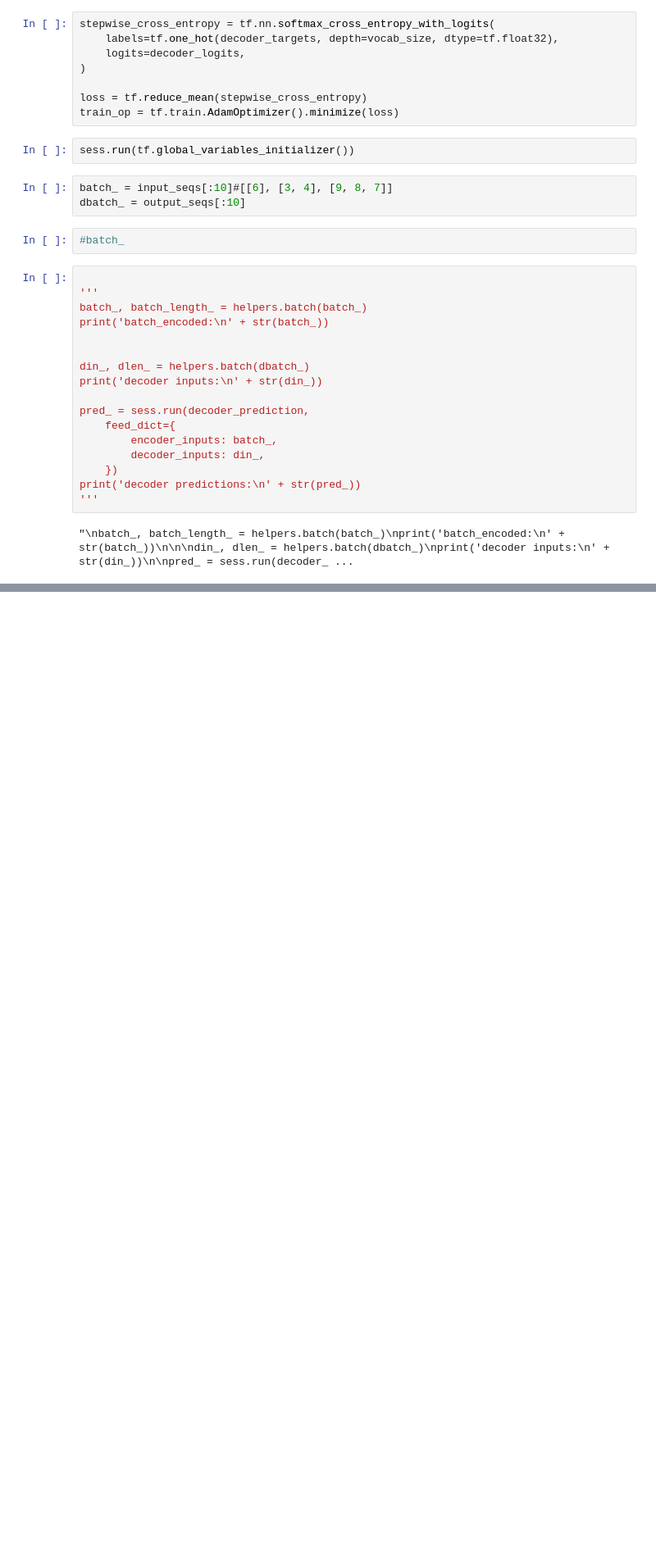
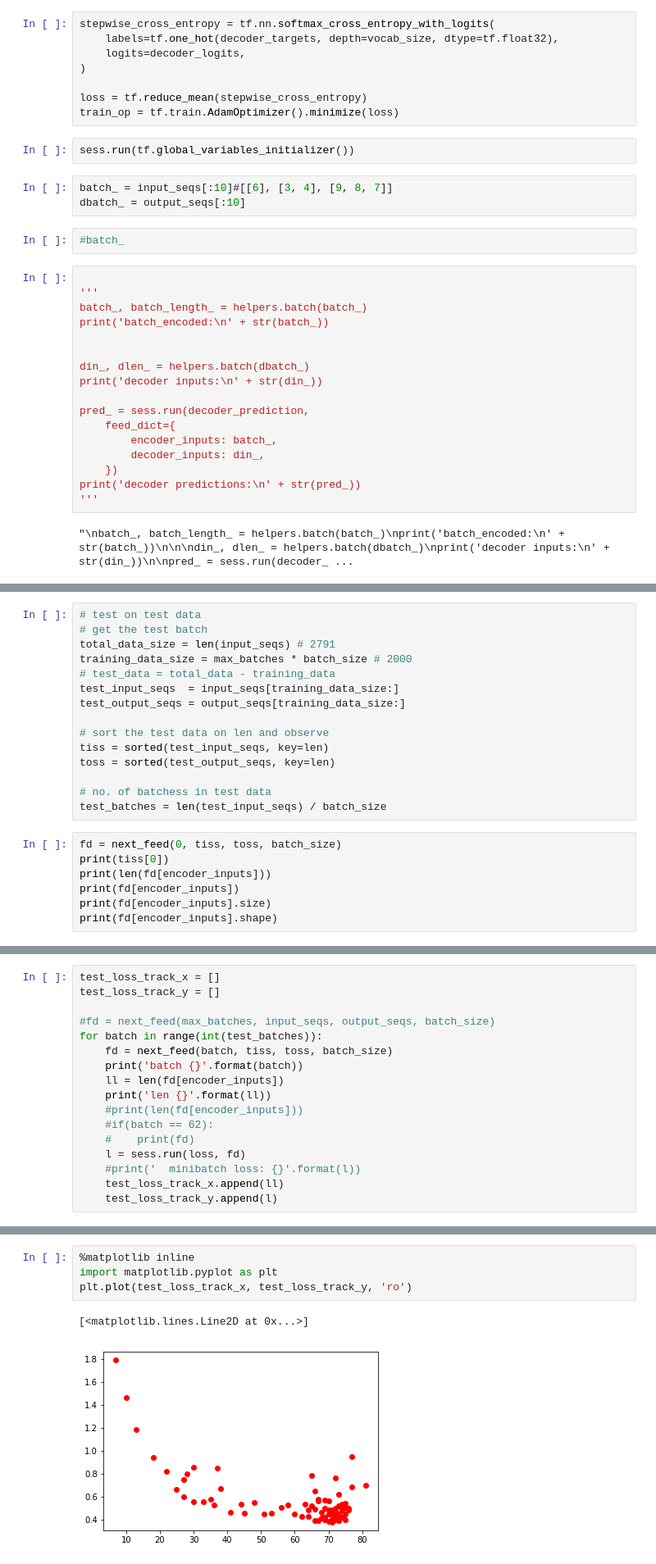
Before and after one commit to ravikg/tensorflow-practice, a Jupyter notebook: Alice-Practice.ipynb, the cells around one changed output, grey strips where cells are left out. Shown: that part at 82% size. Saved outputs shown, nothing was run; the diff lists cells and outputs as text; blank space fills up the shorter version.

```diff
--- a/Alice-Practice.ipynb
+++ b/Alice-Practice.ipynb
@@ -325,0 +350,22 @@ loss 1.1814 after 4000 examples (batch_size=10)
+# %%
+# test on test data
+# get the test batch
+total_data_size = len(input_seqs) # 2791
+training_data_size = max_batches * batch_size # 2000
+# test_data = total_data - training_data
+test_input_seqs  = input_seqs[training_data_size:]
+test_output_seqs = output_seqs[training_data_size:]
+
+# sort the test data on len and observe
+tiss = sorted(test_input_seqs, key=len)
+toss = sorted(test_output_seqs, key=len)
+
+# no. of batchess in test data
+test_batches = len(test_input_seqs) / batch_size
+# %%
+fd = next_feed(0, tiss, toss, batch_size)
+print(tiss[0])
+print(len(fd[encoder_inputs]))
+print(fd[encoder_inputs])
+print(fd[encoder_inputs].size)
+print(fd[encoder_inputs].shape)
@@ -325,0 +384,17 @@ loss 1.1814 after 4000 examples (batch_size=10)
+# %%
+test_loss_track_x = []
+test_loss_track_y = []
+
+#fd = next_feed(max_batches, input_seqs, output_seqs, batch_size)
+for batch in range(int(test_batches)):
+    fd = next_feed(batch, tiss, toss, batch_size)
+    print('batch {}'.format(batch))
+    ll = len(fd[encoder_inputs])
+    print('len {}'.format(ll))
+    #print(len(fd[encoder_inputs]))
+    #if(batch == 62):
+    #    print(fd)
+    l = sess.run(loss, fd)
+    #print('  minibatch loss: {}'.format(l))
+    test_loss_track_x.append(ll)
+    test_loss_track_y.append(l)
@@ -325,0 +427,7 @@ loss 1.1814 after 4000 examples (batch_size=10)
+# %%
+%matplotlib inline
+import matplotlib.pyplot as plt
+plt.plot(test_loss_track_x, test_loss_track_y, 'ro')
+# %% [output]
+[<matplotlib.lines.Line2D at 0x...>]
+[figure, added]
```
Also changed, not shown: parts of 25 cells of this notebook, 3 other files.
